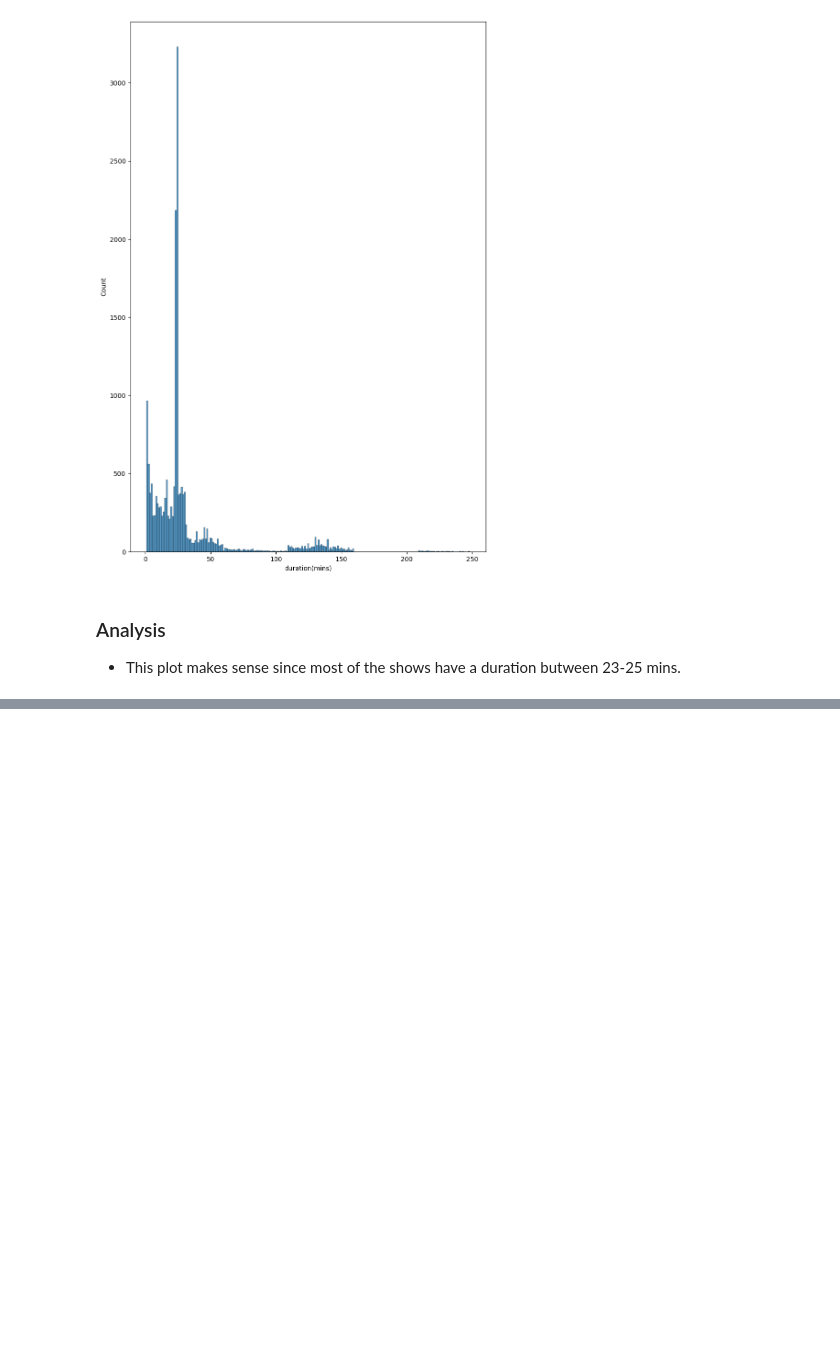
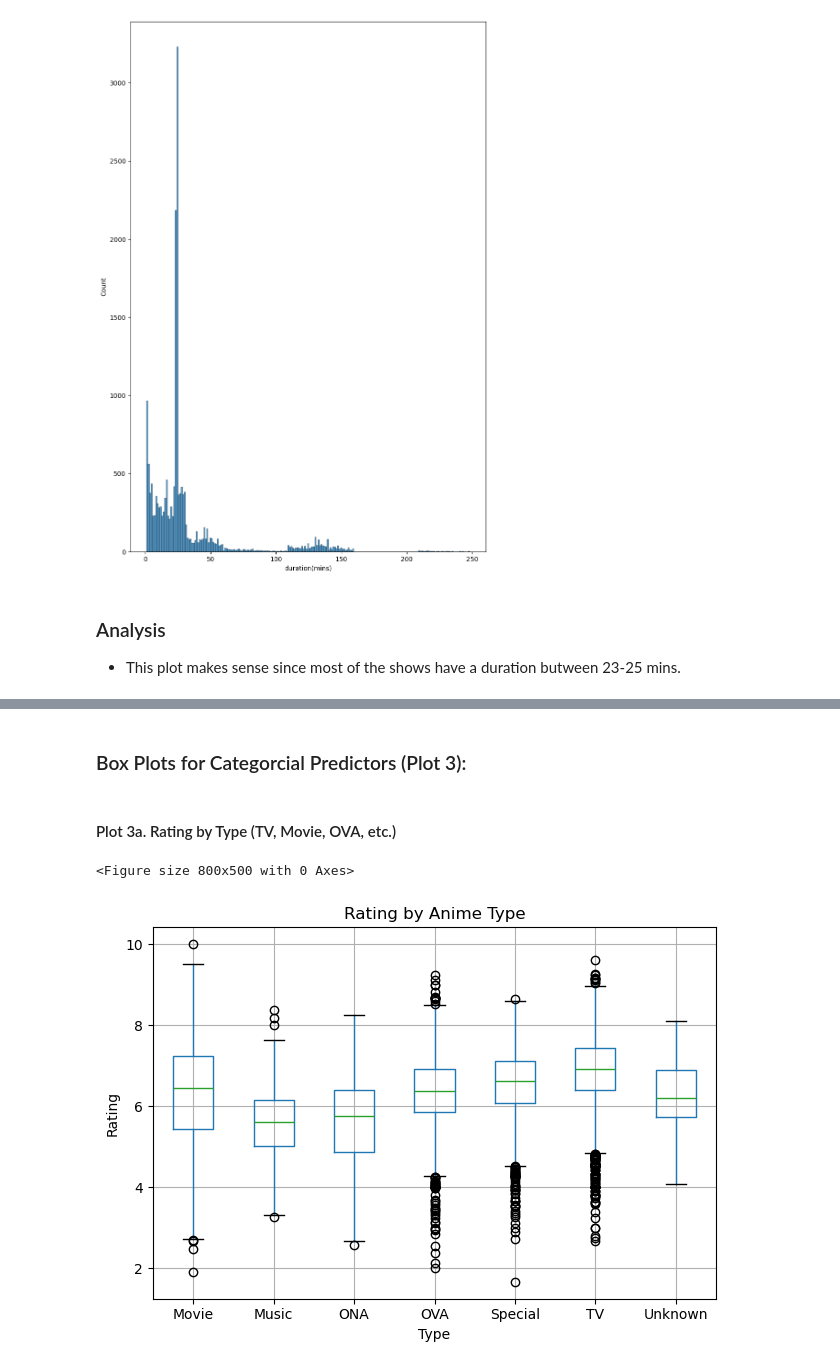
Before and after one commit to do121841/COP_Final_Project, a Jupyter notebook: notebooks/Data_Visaulization_Dodji.ipynb, the cells around one changed output, grey strips where cells are left out. Saved outputs shown, nothing was run; the diff lists cells and outputs as text; code cells hidden in the pictures; blank space fills up the shorter version.

```diff
--- a/notebooks/Data_Visaulization_Dodji.ipynb
+++ b/notebooks/Data_Visaulization_Dodji.ipynb
@@ -34,0 +87,17 @@ plt.show()
+# %% [markdown]
+### Box Plots for Categorcial Predictors (Plot 3):
+# %% [markdown]
+#### Plot 3a. Rating by Type (TV, Movie, OVA, etc.)
+# %%
+plt.figure(figsize=(8, 5))
+
+anime_df.boxplot(column="rating", by="type")
+plt.title("Rating by Anime Type")
+plt.suptitle("")
+plt.xlabel("Type")
+plt.ylabel("Rating")
+plt.tight_layout()
+plt.show()
+# %% [output]
+<Figure size 800x500 with 0 Axes>
+[figure, added]
```
Also changed, not shown: parts of 12 cells of this notebook.
